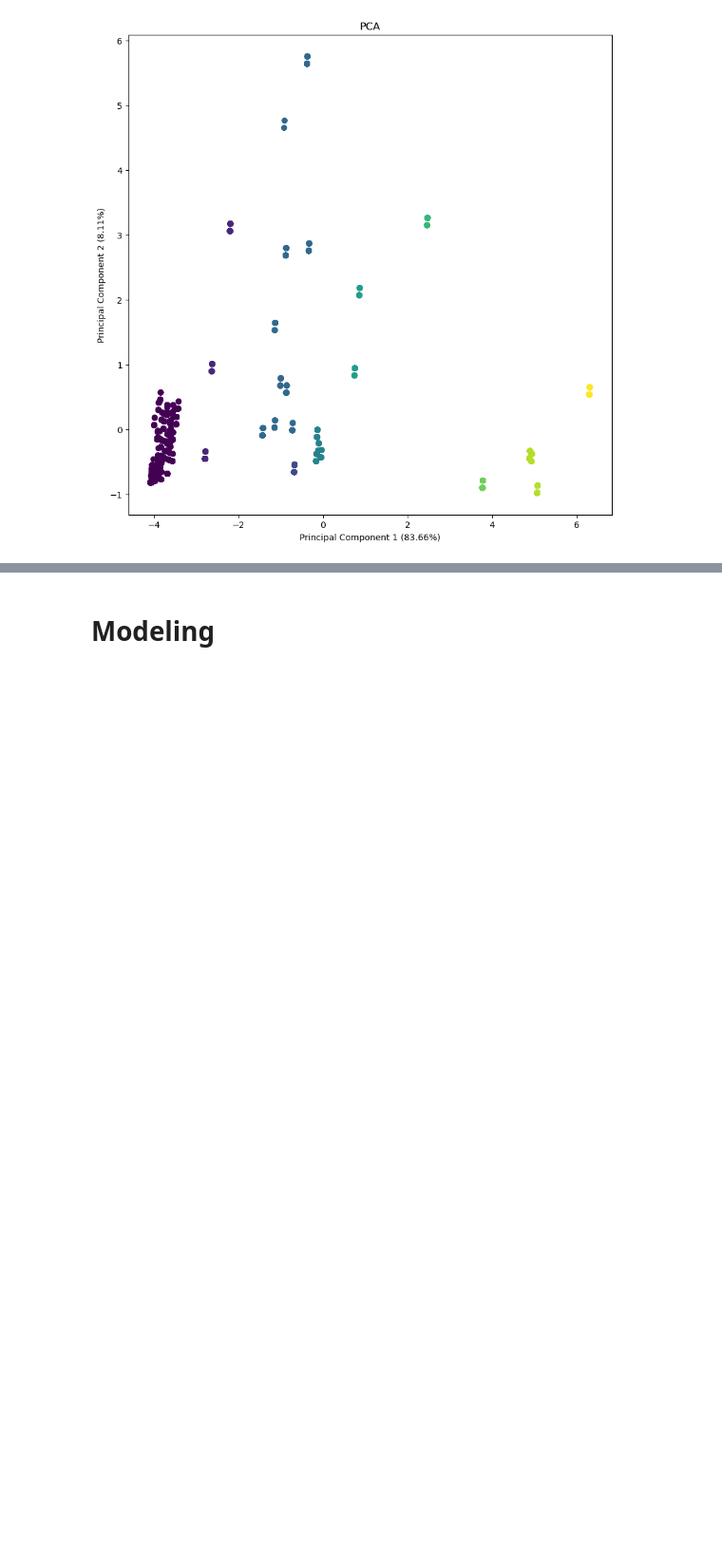
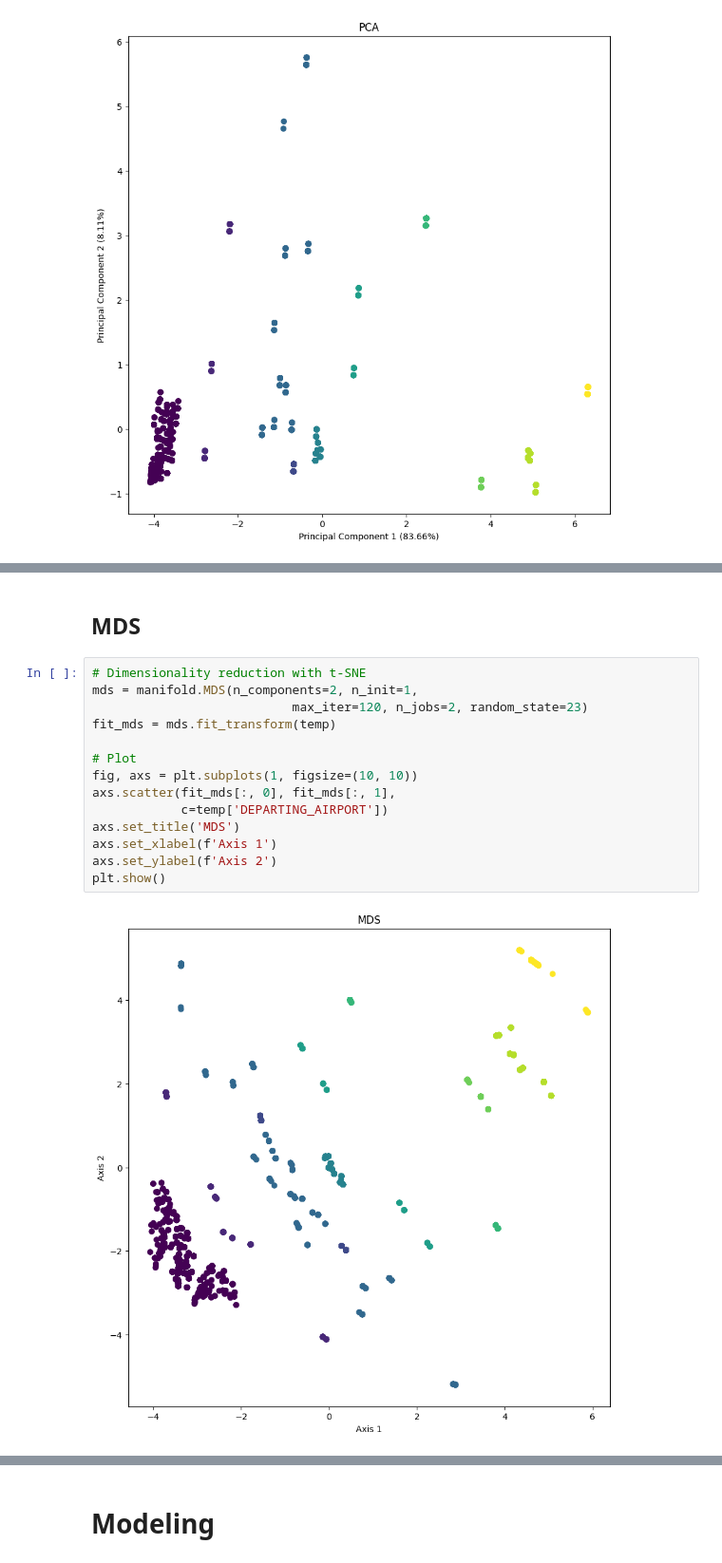
Before and after one commit to KiranSmelser/flight-delay-predictor, a Jupyter notebook: main.ipynb, the cells around one changed output, grey strips where cells are left out. Shown at 95% size. Cells and saved outputs as stored; diff of their text form; blank space fills up the shorter version.

```diff
--- a/main.ipynb
+++ b/main.ipynb
@@ -110,0 +137,18 @@ plt.show()
+# %% [markdown]
+## MDS
+# %%
+# Dimensionality reduction with t-SNE
+mds = manifold.MDS(n_components=2, n_init=1,
+                           max_iter=120, n_jobs=2, random_state=23)
+fit_mds = mds.fit_transform(temp)
+
+# Plot
+fig, axs = plt.subplots(1, figsize=(10, 10))
+axs.scatter(fit_mds[:, 0], fit_mds[:, 1],
+            c=temp['DEPARTING_AIRPORT'])
+axs.set_title('MDS')
+axs.set_xlabel(f'Axis 1')
+axs.set_ylabel(f'Axis 2')
+plt.show()
+# %% [output]
+[figure, added]
```
Also changed, not shown: parts of 14 cells of this notebook, 18 other files.
